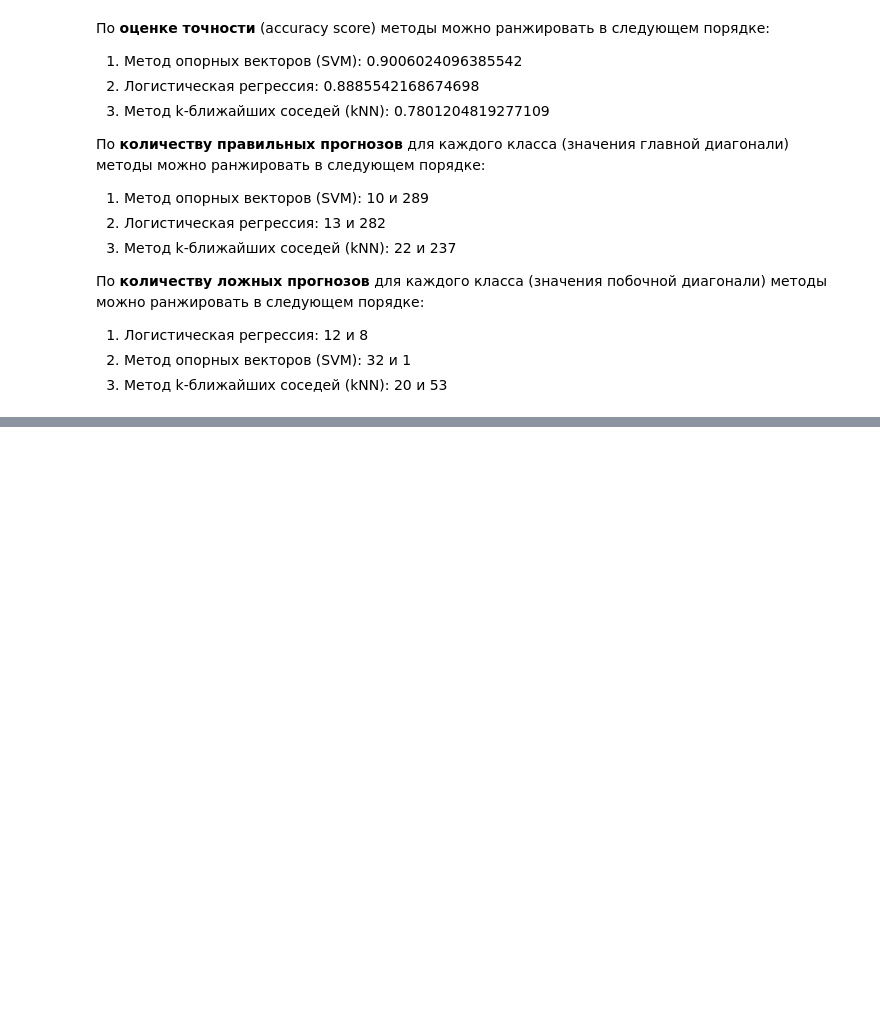
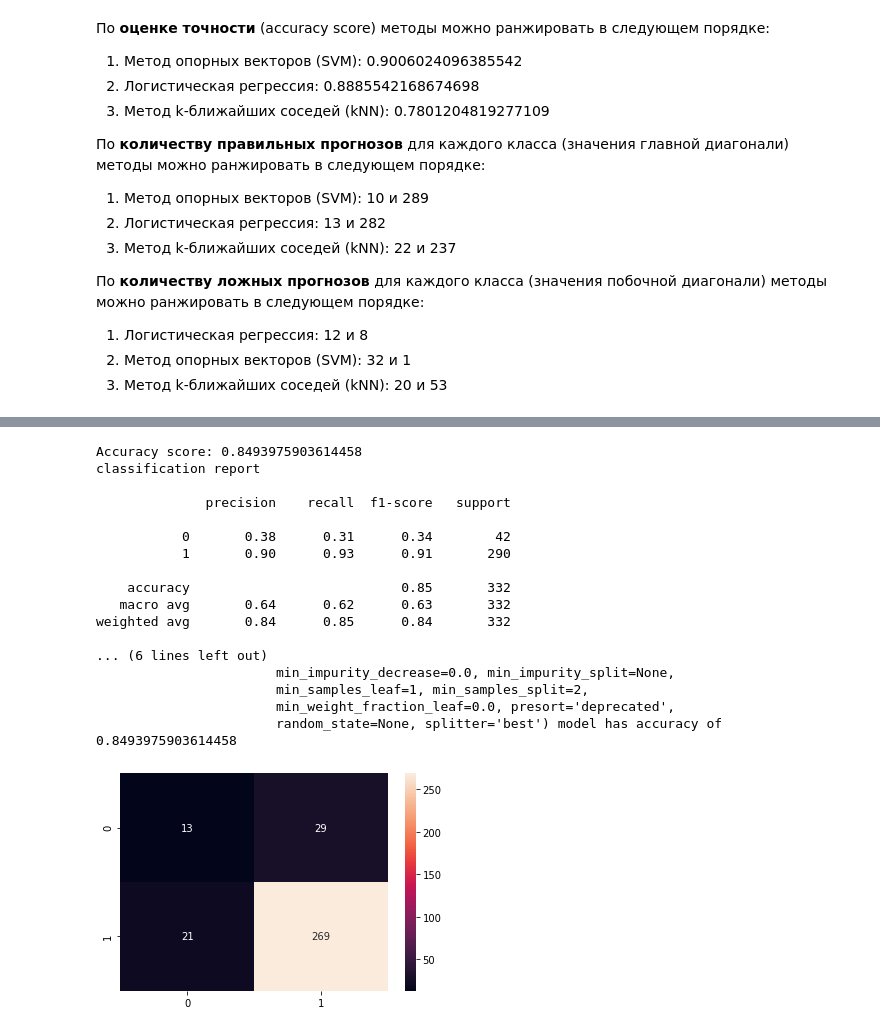
Before and after one commit to Tveralina/ML_-_Data_analysis, a Jupyter notebook: Laboratory_work_1__Classification.ipynb, the cells around one changed output, grey strips where cells are left out. Drawn from its saved outputs; the diff is of its cells as text; code cells hidden in the pictures; blank space fills up the shorter version.

```diff
--- a/Laboratory_work_1__Classification.ipynb
+++ b/Laboratory_work_1__Classification.ipynb
@@ -334,0 +366,21 @@ KNeighborsClassifier(algorithm='auto', leaf_size=30, metric='minkowski',
+# %%
+model=fit_predict(DecisionTreeClassifier())
+# %% [output]
+Accuracy score: 0.8493975903614458
+classification report
+
+              precision    recall  f1-score   support
+
+           0       0.38      0.31      0.34        42
+           1       0.90      0.93      0.91       290
+
+    accuracy                           0.85       332
+   macro avg       0.64      0.62      0.63       332
+weighted avg       0.84      0.85      0.84       332
+
+... (6 lines left out)
+                       min_impurity_decrease=0.0, min_impurity_split=None,
+                       min_samples_leaf=1, min_samples_split=2,
+                       min_weight_fraction_leaf=0.0, presort='deprecated',
+                       random_state=None, splitter='best') model has accuracy of 0.8493975903614458
+[figure, added]
```
Also changed, not shown: parts of 4 cells of this notebook.
